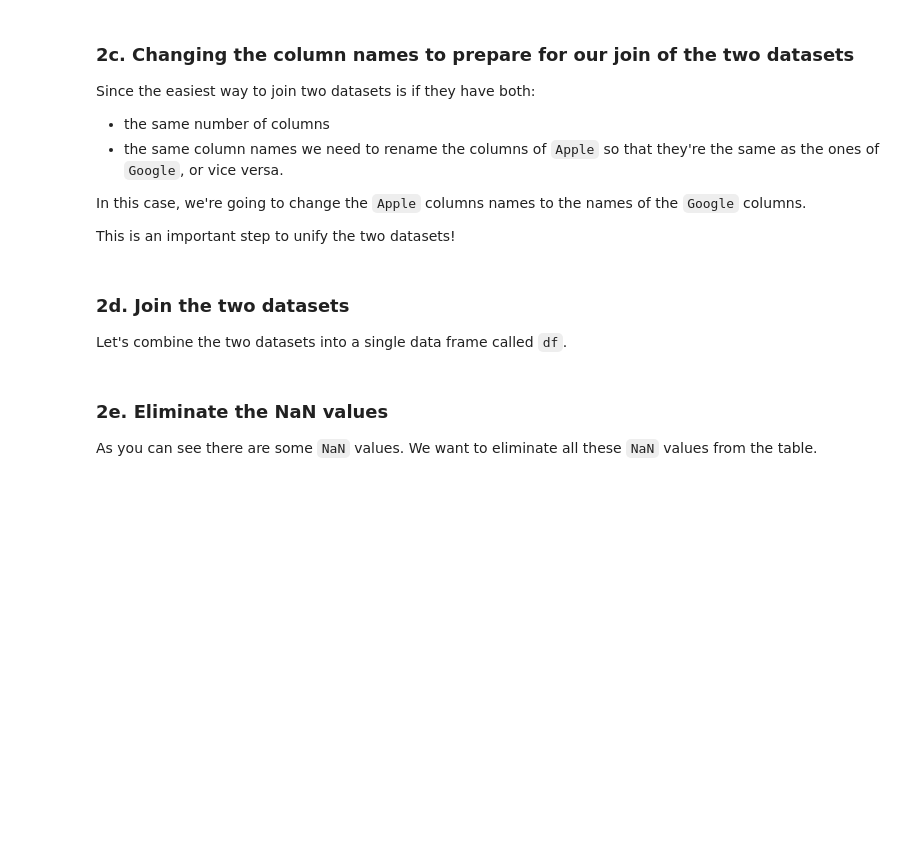
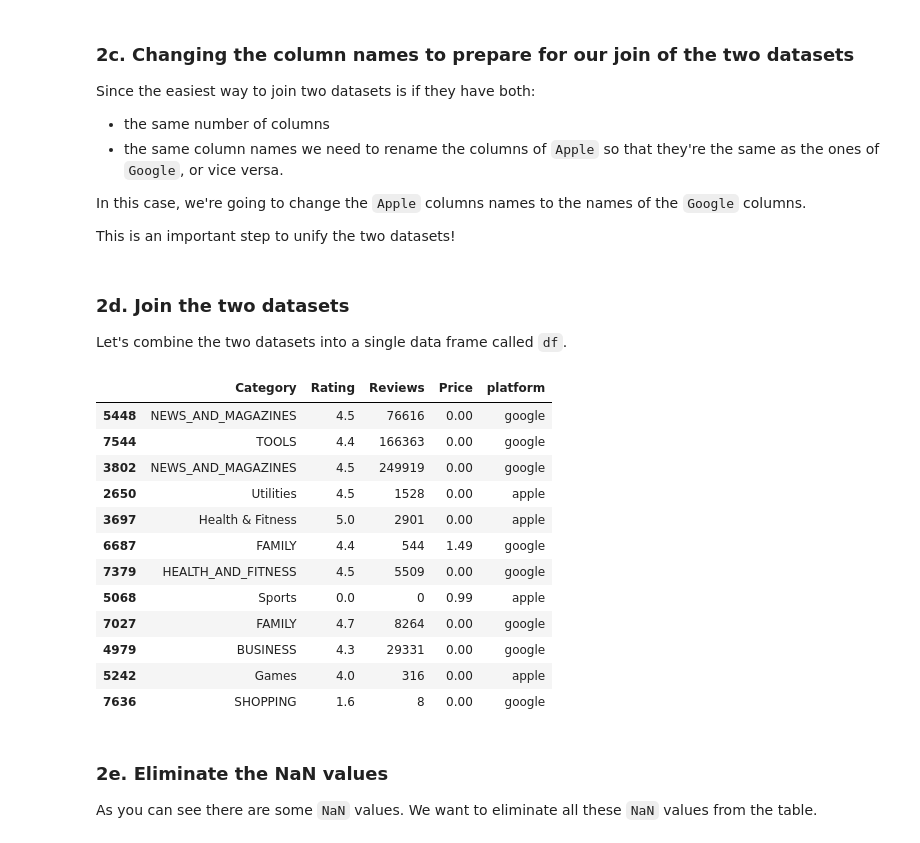
Before and after one commit to thaisangcr7/Case_Study_Integrating_Apps, a Jupyter notebook: Project Files/Springboard Apps project - Tier 3 - Complete.ipynb, the cells around one changed output. Drawn from its saved outputs; the diff is of its cells as text; code cells hidden in the pictures; blank space fills up the shorter version.

```diff
--- a/Project Files/Springboard Apps project - Tier 3 - Complete.ipynb
+++ b/Project Files/Springboard Apps project - Tier 3 - Complete.ipynb
@@ -167,13 +227,13 @@ This is a problem because Python actually considers these values strings. So we
 # %%
 # Let's create a variable called nosymb.
 # This variable will take the Price column of Google and apply the str.replace() method.
-_ _ _
+nosymb = Google.Price.str.replace('$','')
 
 # Now we need to do two things:
 # i. Make the values in the nosymb variable numeric using the to_numeric() pandas method.
 # ii. Assign this new set of numeric, dollar-sign-less values to Google['Price'].
 # You can do this in one line if you wish.
-_ _ _
+Google['Price'] = pd.to_numeric(nosymb)
 # %% [markdown]
 Now let's check the data types for our Google dataframe again, to verify that the 'Price' column really is numeric now.
 # %%
@@ -183,6 +249,6 @@ _ _ _
 Notice that the column `Reviews` is still an object column. We actually need this column to be a numeric column, too.
 # %%
 # Convert the 'Reviews' column to a numeric data type.
-_ _ _
+Google['Reviews'] = pd.to_numeric(Google['Reviews'])
 # %%
 # Let's check the data types of Google again
@@ -195,4 +267,5 @@ The reason we're making this column is so that we can ultimately join our Apple
 # %%
 # Create a column called 'platform' in both the Apple and Google dataframes.
 # Add the value 'apple' and the value 'google' as appropriate.
-_ _ _
+Google['platform'] = 'google'
+Apple['platform'] = 'apple'
@@ -209,22 +300,36 @@ This is an important step to unify the two datasets!
 # %%
 # Create a variable called old_names where you'll store the column names of the Apple dataframe.
 # Use the feature .columns.
-_ _ _
+old_names = Apple.columns
 
 # Create a variable called new_names where you'll store the column names of the Google dataframe.
-_ _ _
+new_names = Google.columns
 
 # Use the rename() DataFrame method to change the columns names.
-_ _ _
+Apple.rename(columns = dict(zip(old_names,new_names)), inplace= True)
 # %% [markdown]
 ### 2d. Join the two datasets
 Let's combine the two datasets into a single data frame called `df`.
 # %%
 # Let's use the append() method to append Apple to Google.
-_ _ _
+df = Google.append(Apple)
 
 # Using the sample() method with the number 12 passed to it, check 12 random points of your dataset.
-_ _ _
+df.sample(12)
+# %% [output]
+|  | Category | Rating | Reviews | Price | platform |
+| 5448 | NEWS_AND_MAGAZINES | 4.5 | 76616 | 0.00 | google |
+| 7544 | TOOLS | 4.4 | 166363 | 0.00 | google |
+| 3802 | NEWS_AND_MAGAZINES | 4.5 | 249919 | 0.00 | google |
+| 2650 | Utilities | 4.5 | 1528 | 0.00 | apple |
+| 3697 | Health & Fitness | 5.0 | 2901 | 0.00 | apple |
+| 6687 | FAMILY | 4.4 | 544 | 1.49 | google |
+| 7379 | HEALTH_AND_FITNESS | 4.5 | 5509 | 0.00 | google |
+| 5068 | Sports | 0.0 | 0 | 0.99 | apple |
+| 7027 | FAMILY | 4.7 | 8264 | 0.00 | google |
+| 4979 | BUSINESS | 4.3 | 29331 | 0.00 | google |
+| 5242 | Games | 4.0 | 316 | 0.00 | apple |
+| 7636 | SHOPPING | 1.6 | 8 | 0.00 | google |
 # %% [markdown]
 ### 2e. Eliminate the NaN values
 
```
Also changed, not shown: parts of 12 cells of this notebook.
